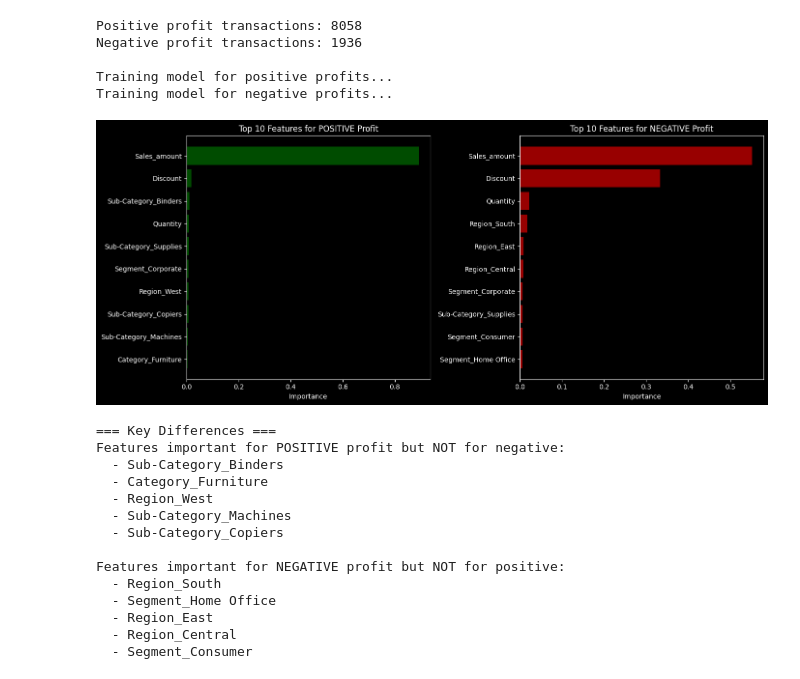
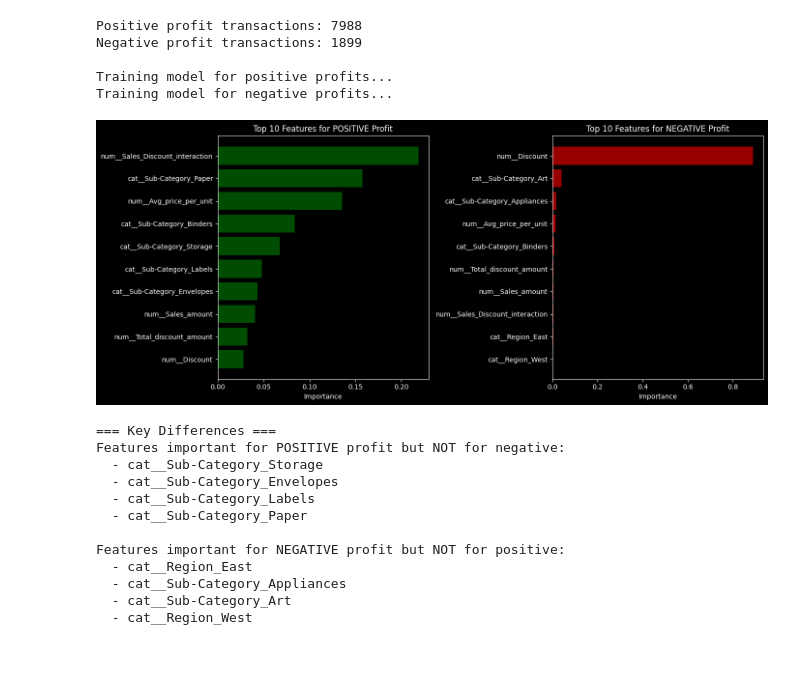
Before and after one commit to qilrkf/DataAnalysisAssignments, a Jupyter notebook: FP-7/machine.ipynb, the cells around one changed output. Saved outputs shown, nothing was run; the diff lists cells and outputs as text; code cells hidden in the pictures.

```diff
--- a/FP-7/machine.ipynb
+++ b/FP-7/machine.ipynb
@@ -250,13 +380,0 @@ Best Lasso alpha: 0.127427, Best CV RMSE: 196.19
-# %%
-final_model = RandomForestRegressor(
-    n_estimators=300,
-    random_state=RANDOM_STATE,
-    n_jobs=-1
-)
-
-final_pipe = Pipeline([
-    ("preprocess", preprocess),
-    ("model", final_model)
-])
-
-final_pipe.fit(X_train, y_train)
@@ -348,17 +488,17 @@ plt.show()
 # %%
-# Define tuned models
+best_rf_params = rf_grid.best_params_
+
 tuned_models = {
     "Ridge (tuned)": Ridge(alpha=best_ridge_alpha),
     "Lasso (tuned)": Lasso(alpha=best_lasso_alpha, max_iter=10000),
     "Random Forest (tuned)": RandomForestRegressor(
-        n_estimators=300,
-        max_depth=10,
+        n_estimators=best_rf_params.get('model__n_estimators', 300),
+        max_depth=best_rf_params.get('model__max_depth', 10),
         random_state=RANDOM_STATE,
         n_jobs=-1
     )
 }
 
-# Collect CV scores for all models
 cv_results = []
 model_names = []
 
@@ -377,17 +517,15 @@ for name, model in tuned_models.items():
         n_jobs=-1
     )
 
-    cv_results.append(-cv_scores)  # Convert to positive RMSE
+    cv_results.append(-cv_scores)
     model_names.append(name)
 
-# Create boxplot
 plt.figure(figsize=(10, 6))
 plt.boxplot(cv_results, labels=model_names)
 plt.ylabel("RMSE (lower is better)")
 plt.title("Distribution of CV RMSE for Tuned Models")
 plt.grid(True, alpha=0.3)
 
-# Add mean values as text
 for i, scores in enumerate(cv_results):
     plt.text(i+1, np.median(scores)+5, f"Mean: {np.mean(scores):.1f}\nStd: {np.std(scores):.1f}",
              ha='center', va='center', fontsize=9,
@@ -395,7 +533,6 @@ for i, scores in enumerate(cv_results):
 
 plt.show()
 
-# Print summary table
 print("\n=== Model Comparison Summary ===")
 print("Model\t\t\tMean RMSE\tStd RMSE")
 print("-" * 45)
@@ -737,9 +809,4 @@ SUMMARY: Classification vs Regression
 # %%
-# ============================================
-# ADDITIONAL ANALYSIS: Separate regression for positive/negative profit
-# ============================================
-
-# Split data by profit sign
 positive_mask = y > 0
 negative_mask = y <= 0
 
@@ -752,84 +819,77 @@ y_neg = y[negative_mask]
 print(f"Positive profit transactions: {len(X_pos)}")
 print(f"Negative profit transactions: {len(X_neg)}")
 
-# Train separate Random Forest models
 rf_pos = RandomForestRegressor(n_estimators=100, random_state=RANDOM_STATE, n_jobs=-1)
 rf_neg = RandomForestRegressor(n_estimators=100, random_state=RANDOM_STATE, n_jobs=-1)
 
-# Create pipelines
+trained_preprocess = final_pipe.named_steps['preprocess']
+
 pipe_pos = Pipeline([
-    ("preprocess", preprocess),
+    ("preprocess", trained_preprocess),
     ("model", rf_pos)
 ])
 
 pipe_neg = Pipeline([
-    ("preprocess", preprocess),
+    ("preprocess", trained_preprocess),
     ("model", rf_neg)
 ])
 
-# Fit models
 print("\nTraining model for positive profits...")
 pipe_pos.fit(X_pos, y_pos)
 
 print("Training model for negative profits...")
 pipe_neg.fit(X_neg, y_neg)
 
-# Compare feature importances
 importances_pos = rf_pos.feature_importances_
 importances_neg = rf_neg.feature_importances_
 
-# Get top 10 features for each
 top_n = 10
 indices_pos = np.argsort(importances_pos)[-top_n:]
 indices_neg = np.argsort(importances_neg)[-top_n:]
 
 fig, axes = plt.subplots(1, 2, figsize=(14, 6))
 
-# Positive profits
 axes[0].barh(range(top_n), importances_pos[indices_pos], color='green', alpha=0.6)
 axes[0].set_yticks(range(top_n))
 axes[0].set_yticklabels([feature_names[i] for i in indices_pos])
 axes[0].set_xlabel('Importance')
 axes[0].set_title(f'Top {top_n} Features for POSITIVE Profit')
 
-# Negative profits
 axes[1].barh(range(top_n), importances_neg[indices_neg], color='red', alpha=0.6)
 axes[1].set_yticks(range(top_n))
 axes[1].set_yticklabels([feature_names[i] for i in indices_neg])
 axes[1].set_xlabel('Importance')
 axes[1].set_title(f'Top {top_n} Features for NEGATIVE Profit')
 
 plt.tight_layout()
 plt.show()
 
 print("\n=== Key Differences ===")
 print("Features important for POSITIVE profit but NOT for negative:")
 pos_only = set([feature_names[i] for i in indices_pos]) - set([feature_names[i] for i in indices_neg])
 for feat in pos_only:
     print(f"  - {feat}")
 
 print("\nFeatures important for NEGATIVE profit but NOT for positive:")
 neg_only = set([feature_names[i] for i in indices_neg]) - set([feature_names[i] for i in indices_pos])
 for feat in neg_only:
     print(f"  - {feat}")
 # %% [output]
-Positive profit transactions: 8058
-Negative profit transactions: 1936
+Positive profit transactions: 7988
+Negative profit transactions: 1899
 
 Training model for positive profits...
 Training model for negative profits...
-[figure, old version]
+[figure, new version]
 === Key Differences ===
 Features important for POSITIVE profit but NOT for negative:
-  - Sub-Category_Binders
-  - Category_Furniture
-  - Region_West
-  - Sub-Category_Machines
-  - Sub-Category_Copiers
+  - cat__Sub-Category_Storage
+  - cat__Sub-Category_Envelopes
+  - cat__Sub-Category_Labels
+  - cat__Sub-Category_Paper
 
 Features important for NEGATIVE profit but NOT for positive:
-  - Region_South
-  - Segment_Home Office
-  - Region_East
-  - Region_Central
-  - Segment_Consumer
+  - cat__Region_East
+  - cat__Sub-Category_Appliances
+  - cat__Sub-Category_Art
+  - cat__Region_West
```
Also changed, not shown: parts of 29 cells of this notebook.
